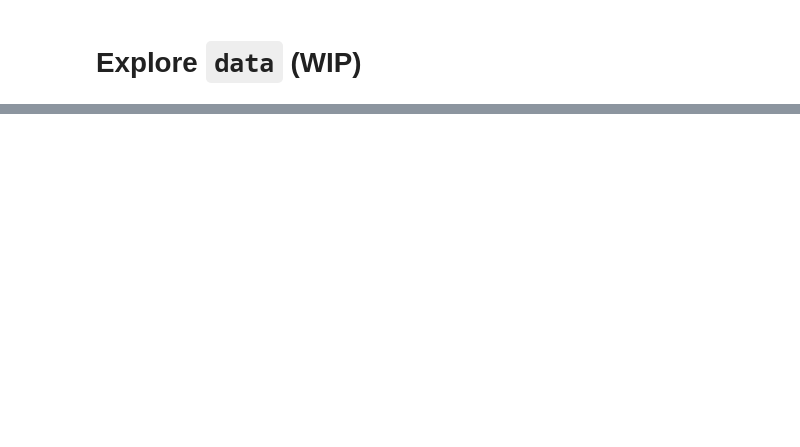
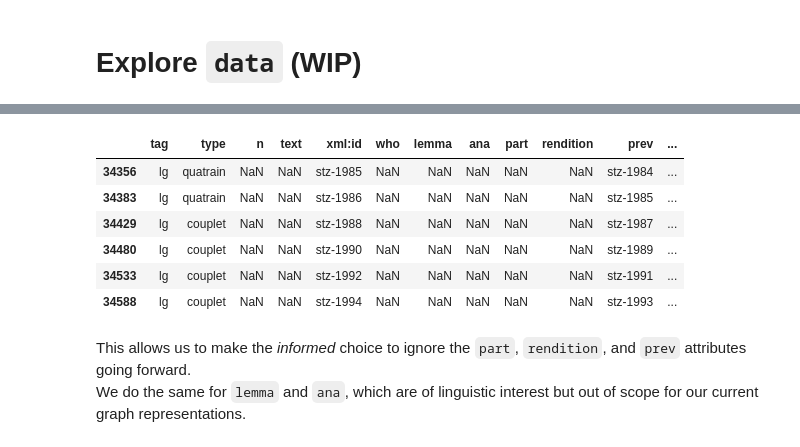
Before and after one commit to hyperbard/tutorials, a Jupyter notebook: notebooks/data.ipynb, the cells around one changed output, grey strips where cells are left out. Cells and saved outputs as stored; diff of their text form; code cells hidden in the pictures; blank space fills up the shorter version.

```diff
--- a/notebooks/data.ipynb
+++ b/notebooks/data.ipynb
@@ -18,0 +87,14 @@ raw_df.head()
+# %%
+raw_df.query("not prev.isna()")
+# %% [output]
+|  | tag | type | n | text | xml:id | who | lemma | ana | part | rendition | prev | ... |
+| 34356 | lg | quatrain | NaN | NaN | stz-1985 | NaN | NaN | NaN | NaN | NaN | stz-1984 | ... |
+| 34383 | lg | quatrain | NaN | NaN | stz-1986 | NaN | NaN | NaN | NaN | NaN | stz-1985 | ... |
+| 34429 | lg | couplet | NaN | NaN | stz-1988 | NaN | NaN | NaN | NaN | NaN | stz-1987 | ... |
+| 34480 | lg | couplet | NaN | NaN | stz-1990 | NaN | NaN | NaN | NaN | NaN | stz-1989 | ... |
+| 34533 | lg | couplet | NaN | NaN | stz-1992 | NaN | NaN | NaN | NaN | NaN | stz-1991 | ... |
+| 34588 | lg | couplet | NaN | NaN | stz-1994 | NaN | NaN | NaN | NaN | NaN | stz-1993 | ... |
+# %% [markdown]
+This allows us to make the _informed_ choice to ignore the `part`, `rendition`, and `prev` attributes going forward.
+<br/>
+We do the same for `lemma` and `ana`, which are of linguistic interest but out of scope for our current graph representations.
```
Also changed, not shown: parts of 14 cells of this notebook.
